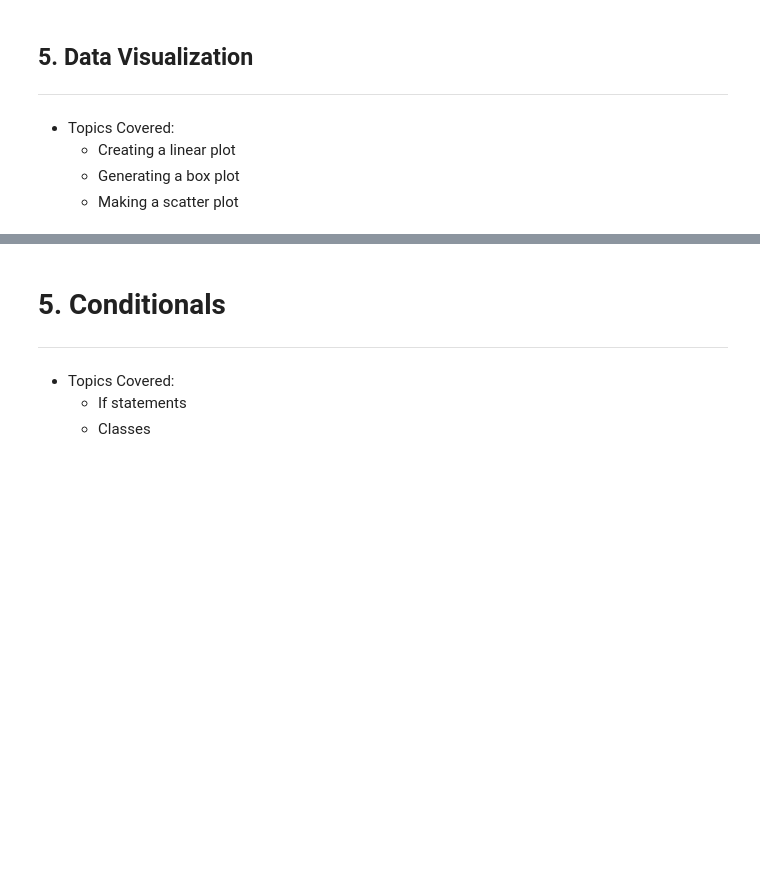
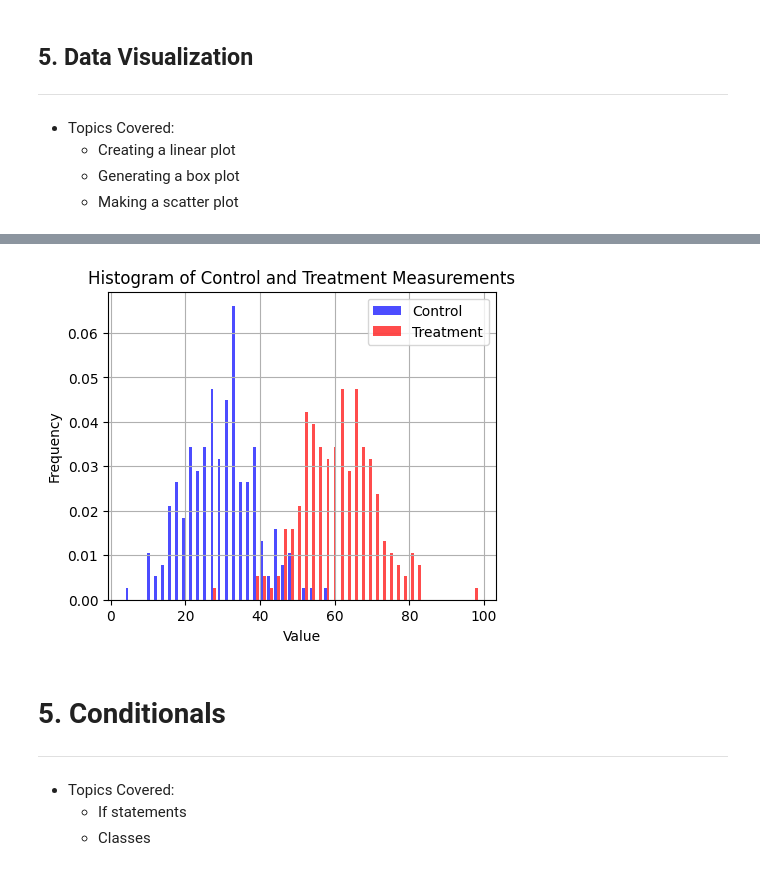
Before and after one commit to luisub/Python_Tutorial, a Jupyter notebook: tutorial1_basic_python.ipynb, the cells around one changed output, grey strips where cells are left out. Saved outputs shown, nothing was run; the diff lists cells and outputs as text; code cells hidden in the pictures; blank space fills up the shorter version.

```diff
--- a/tutorial1_basic_python.ipynb
+++ b/tutorial1_basic_python.ipynb
@@ -228,12 +317,14 @@ plt.show()
 # %%
 plt.figure(figsize=(5, 4))
-plt.hist([df['Control'], df['Treatment']], bins=10, alpha=0.7, label=['Control', 'Treatment'], color=['blue', 'red'],density=True )
+plt.hist([df['Control'], df['Treatment']], bins=50, alpha=0.7, label=['Control', 'Treatment'], color=['blue', 'red'],density=True )
 plt.title('Histogram of Control and Treatment Measurements')
 plt.xlabel('Value')
 plt.ylabel('Frequency')
 plt.legend()
 plt.grid(True)
 plt.show()
+# %% [output]
+[figure, added]
 # %%
 #plt.hist?
 # %% [markdown]
```
Also changed, not shown: parts of 15 cells of this notebook.
